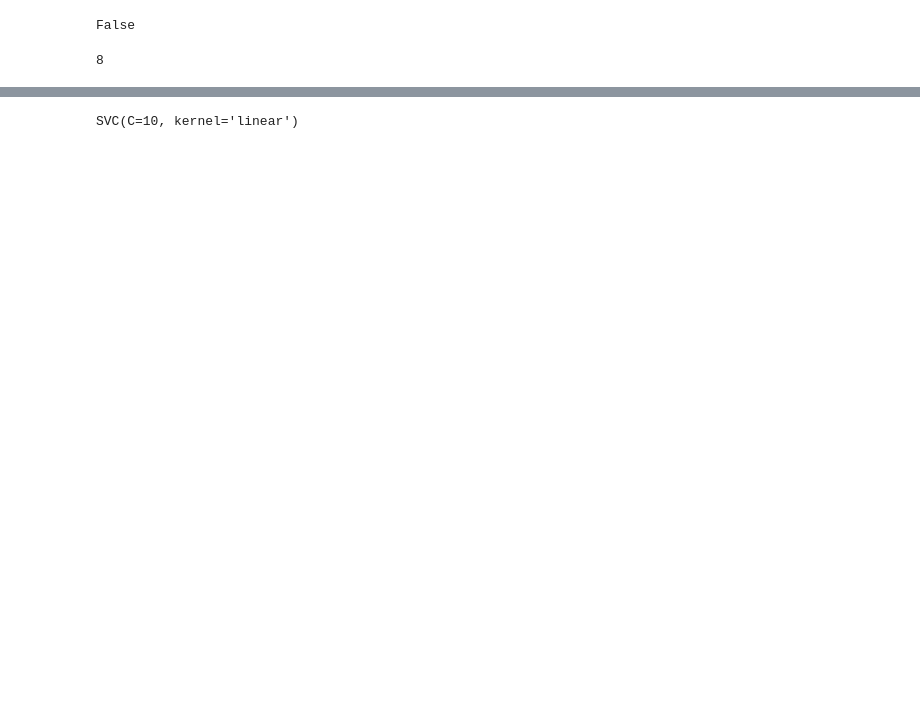
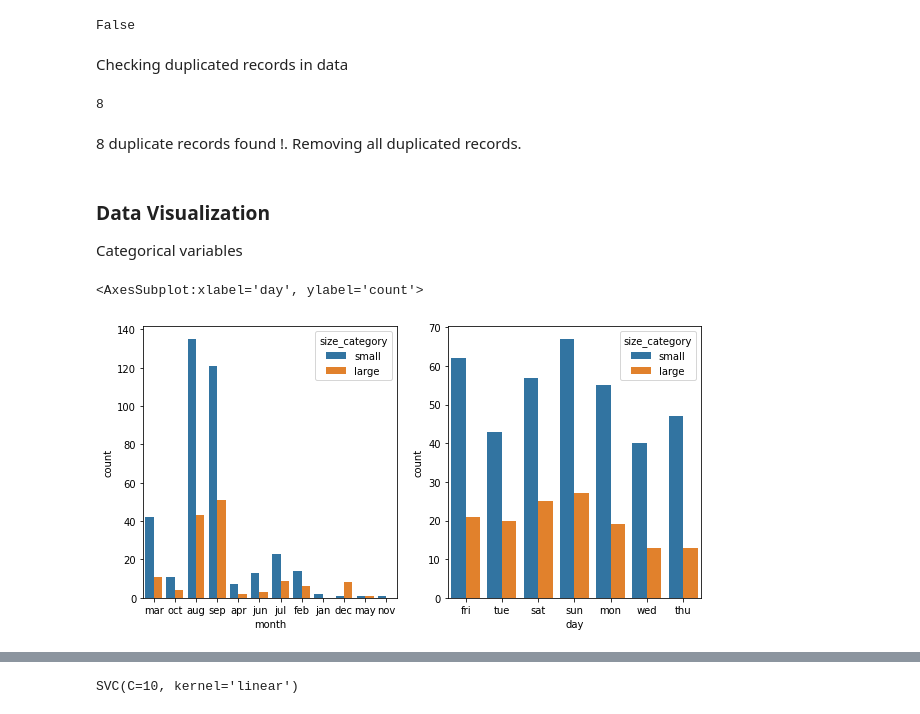
Before and after one commit to friskyspock/forestfire-data-excelr, a Jupyter notebook: SVM_forestfire.ipynb, the cells around one changed output, grey strips where cells are left out. Cells and saved outputs as stored; diff of their text form; code cells hidden in the pictures; blank space fills up the shorter version.

```diff
--- a/SVM_forestfire.ipynb
+++ b/SVM_forestfire.ipynb
@@ -40,9 +42,25 @@ data.head()
 data.isna().sum().any()
 # %% [output]
 False
+# %% [markdown]
+Checking duplicated records in data
 # %%
 data.duplicated().sum()
 # %% [output]
 8
+# %% [markdown]
+8 duplicate records found !. Removing all duplicated records.
 # %%
 data.drop_duplicates(inplace=True)
+# %% [markdown]
+### Data Visualization
+Categorical variables
+# %%
+plt.figure(figsize=(10,5))
+plt.subplot(1,2,1)
+sns.countplot(data=data,x='month',hue='size_category')
+plt.subplot(1,2,2)
+sns.countplot(data=data,x='day',hue='size_category')
+# %% [output]
+<AxesSubplot:xlabel='day', ylabel='count'>
+[figure, added]
```
Also changed, not shown: parts of 24 cells of this notebook.
